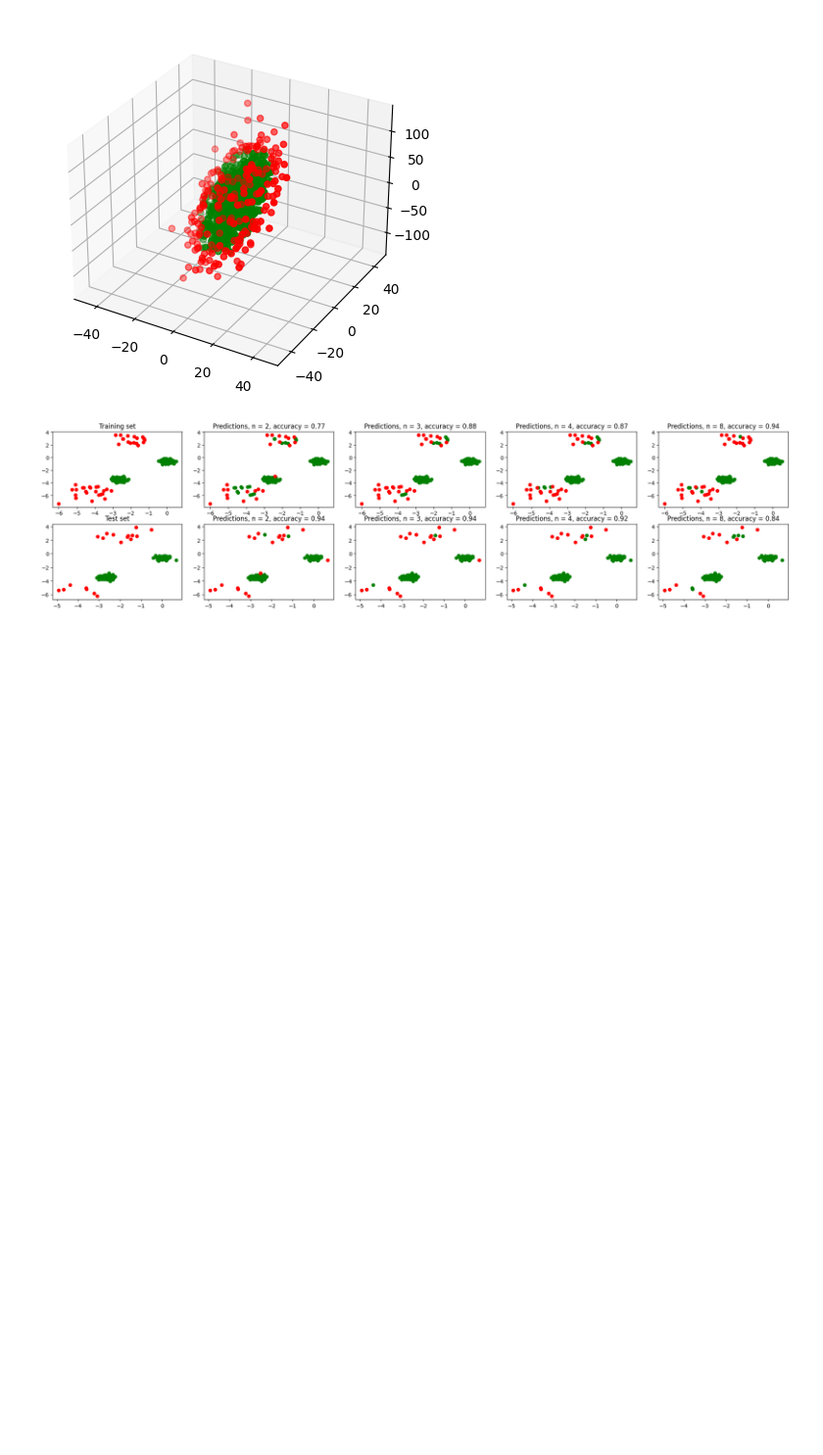
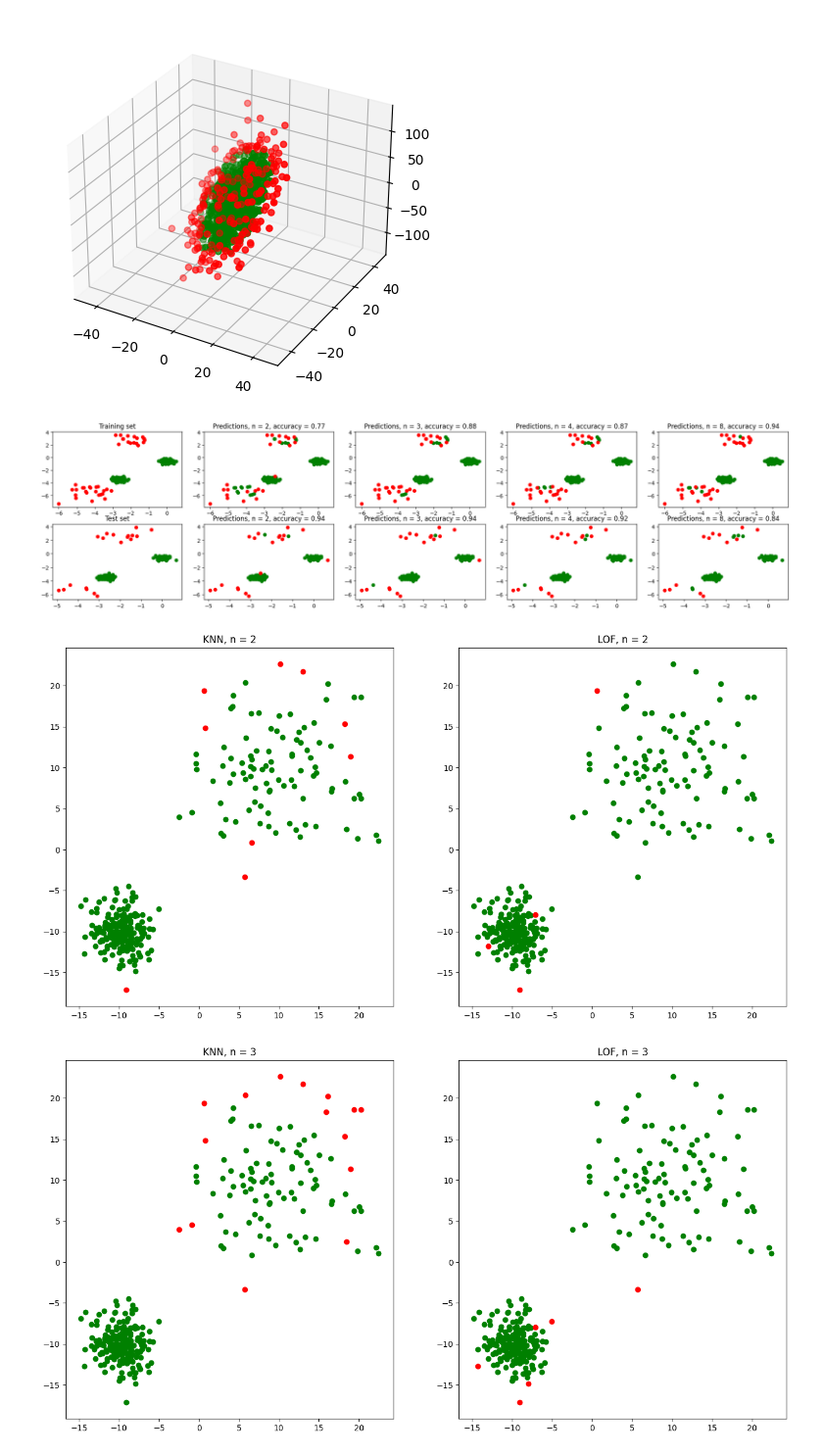
Before and after one commit to visanalexandru/AnomalyDetection, a Jupyter notebook: lab2/lab2.ipynb, the cells around one changed output. Shown at 98% size. Saved outputs shown, nothing was run; the diff lists cells and outputs as text; code cells hidden in the pictures; blank space fills up the shorter version.

```diff
--- a/lab2/lab2.ipynb
+++ b/lab2/lab2.ipynb
@@ -132,8 +138,8 @@ axs[1, 0].scatter(X_test[y_test==0][:, 0], X_test[y_test==0][:, 1], c="g")
 axs[1, 0].scatter(X_test[y_test==1][:, 0], X_test[y_test==1][:, 1], c="r")
 
 # Fit multiple models.
-n_neighbours = [2, 3, 4, 8]
-models = [KNN(contamination=0.1, n_neighbors=n) for n in n_neighbours]
+n_neighbors = [2, 3, 4, 8]
+models = [KNN(contamination=0.1, n_neighbors=n) for n in n_neighbors]
 for model in models:
     model.fit(X_train)
 
@@ -145,12 +151,45 @@ def try_model(model, X, y, ax):
 
     return balanced_accuracy_score(y, predictions)
 
-for i, (n, model) in enumerate(zip(n_neighbours, models)):
+for i, (n, model) in enumerate(zip(n_neighbors, models)):
     accuracy = try_model(model, X_train, y_train,  axs[0, i+1])
     axs[0, i+1].set_title(f"Predictions, n = {n}, accuracy = {accuracy:.2f}")
 
-for i, (n, model) in enumerate(zip(n_neighbours, models)):
+for i, (n, model) in enumerate(zip(n_neighbors, models)):
     accuracy = try_model(model, X_test, y_test, axs[1, i+1])
     axs[1, i+1].set_title(f"Predictions, n = {n}, accuracy = {accuracy:.2f}")
 # %% [output]
 [figure]
+# %%
+# Exercise 3
+plt.rcParams['figure.figsize'] = [16, 8]
+
+# Generating the dataset.
+X, _ = make_blobs([200, 100], n_features=2, centers=[[-10, -10], [10, 10]], cluster_std=[2, 6], random_state=1234)
+
+n_neighbors = [2, 3, 4, 5, 6]
+
+for (i, n) in enumerate(n_neighbors):
+    fig, axs = plt.subplots(1, 2)
+
+    knn = KNN(contamination=0.07, n_neighbors=n)
+    knn.fit(X)
+
+    lof = LOF(contamination=0.07, n_neighbors=n)
+    lof.fit(X)
+
+    predictions_knn = knn.predict(X)
+    predictions_lof = lof.predict(X)
+
+
+    axs[0].set_title(f"KNN, n = {n}")
+    axs[0].scatter(X[predictions_knn == 0][:, 0], X[predictions_knn == 0][:, 1], c="g")
+    axs[0].scatter(X[predictions_knn == 1][:, 0], X[predictions_knn == 1][:, 1], c="r")
+
+    axs[1].set_title(f"LOF, n = {n}")
+    axs[1].scatter(X[predictions_lof == 0][:, 0], X[predictions_lof == 0][:, 1], c="g")
+    axs[1].scatter(X[predictions_lof == 1][:, 0], X[predictions_lof == 1][:, 1], c="r")
+    plt.show()
+# %% [output]
+[figure, added]
+[figure, added]
```
Also changed, not shown: parts of 3 cells of this notebook.
